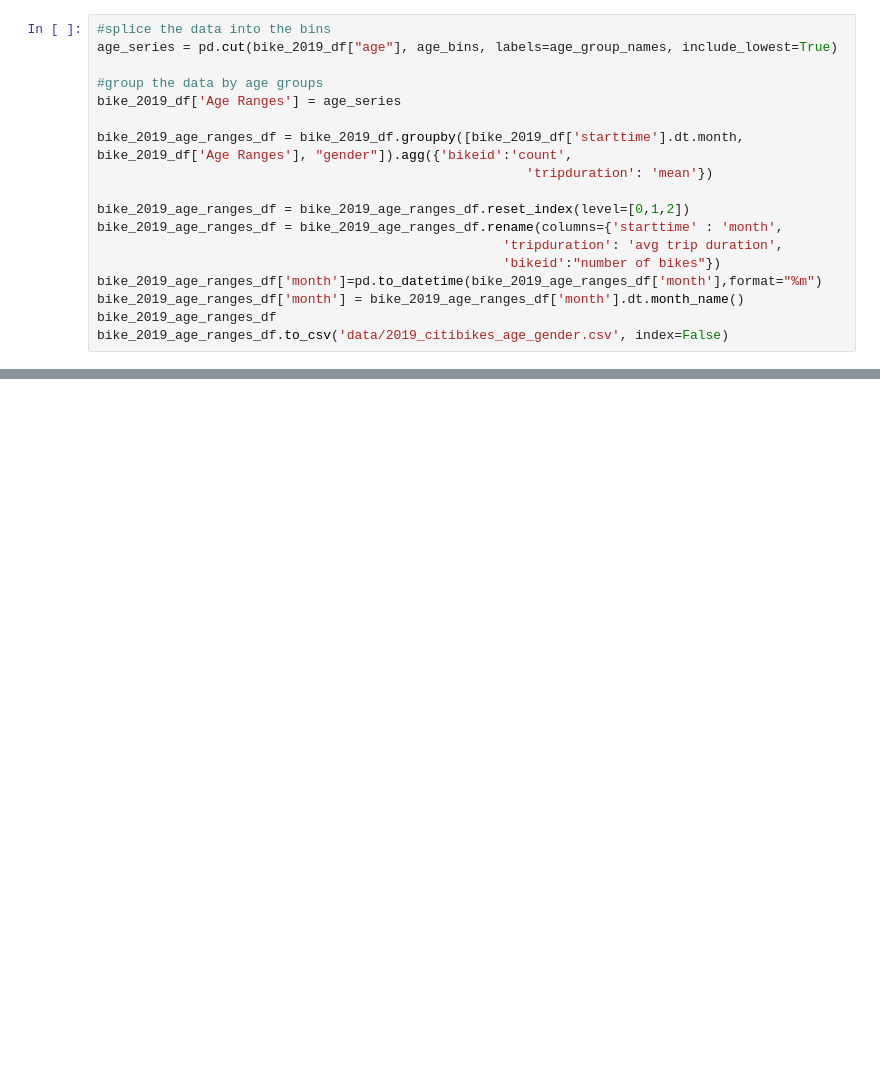
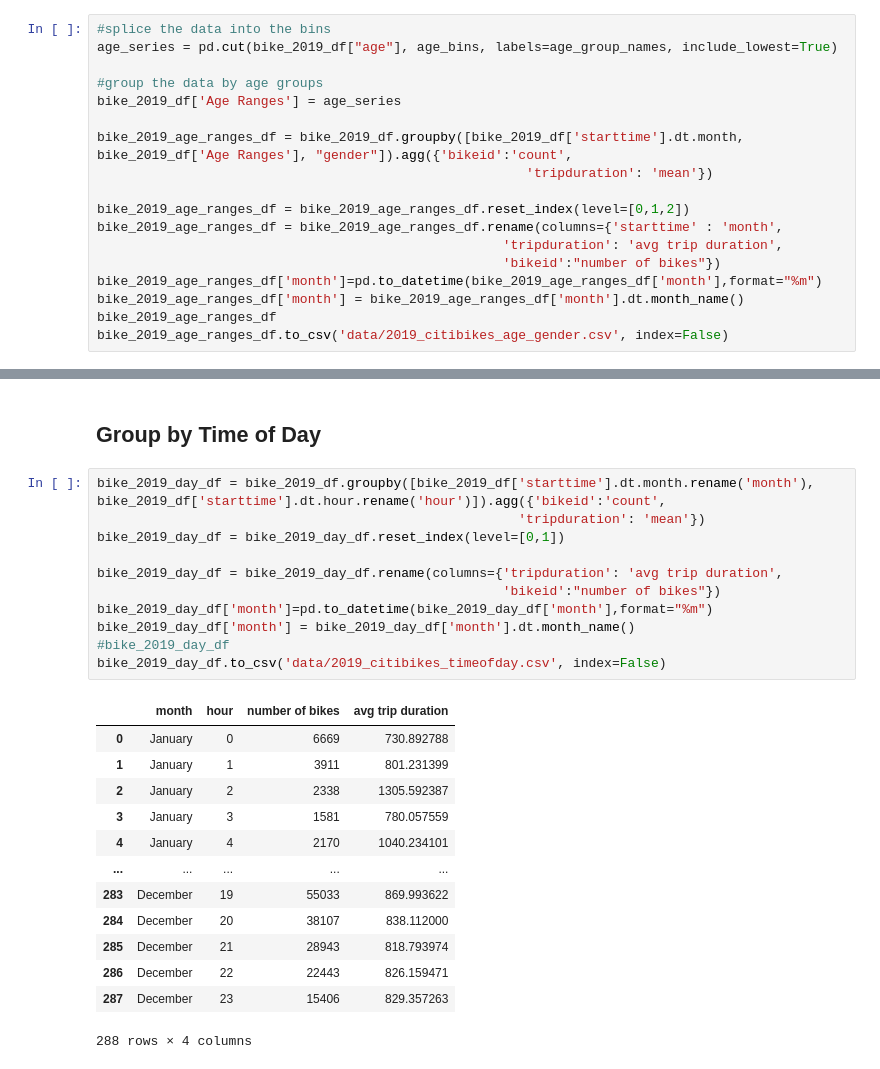
Before and after one commit to deepavadakan/Citibike-Analysis, a Jupyter notebook: CitiBike.ipynb, the cells around one changed output, grey strips where cells are left out. Cells and saved outputs as stored; diff of their text form; blank space fills up the shorter version.

Commit message:
grouping by time of day

```diff
--- a/CitiBike.ipynb
+++ b/CitiBike.ipynb
@@ -171,0 +140,27 @@ Length: 1088929, dtype: float64
+# %% [markdown]
+## Group by Time of Day
+# %%
+bike_2019_day_df = bike_2019_df.groupby([bike_2019_df['starttime'].dt.month.rename('month'), bike_2019_df['starttime'].dt.hour.rename('hour')]).agg({'bikeid':'count',
+                                                      'tripduration': 'mean'})
+bike_2019_day_df = bike_2019_day_df.reset_index(level=[0,1])
+
+bike_2019_day_df = bike_2019_day_df.rename(columns={'tripduration': 'avg trip duration',
+                                                    'bikeid':"number of bikes"})
+bike_2019_day_df['month']=pd.to_datetime(bike_2019_day_df['month'],format="%m")
+bike_2019_day_df['month'] = bike_2019_day_df['month'].dt.month_name()
+#bike_2019_day_df
+bike_2019_day_df.to_csv('data/2019_citibikes_timeofday.csv', index=False)
+# %% [output]
+|  | month | hour | number of bikes | avg trip duration |
+| 0 | January | 0 | 6669 | 730.892788 |
+| 1 | January | 1 | 3911 | 801.231399 |
+| 2 | January | 2 | 2338 | 1305.592387 |
+| 3 | January | 3 | 1581 | 780.057559 |
+| 4 | January | 4 | 2170 | 1040.234101 |
+| ... | ... | ... | ... | ... |
+| 283 | December | 19 | 55033 | 869.993622 |
+| 284 | December | 20 | 38107 | 838.112000 |
+| 285 | December | 21 | 28943 | 818.793974 |
+| 286 | December | 22 | 22443 | 826.159471 |
+| 287 | December | 23 | 15406 | 829.357263 |
+288 rows × 4 columns
```
Also changed, not shown: parts of 3 cells of this notebook, 2 other files.
